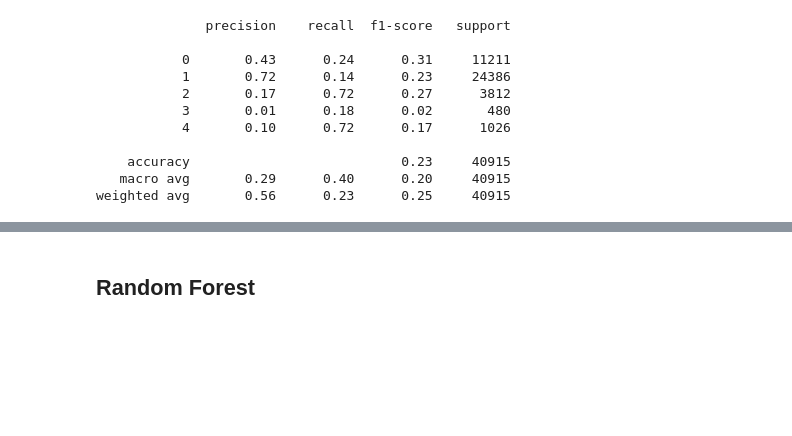
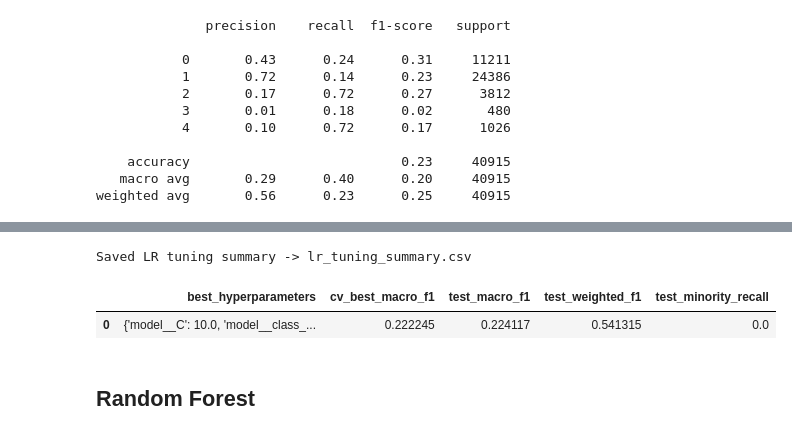
Before and after one commit to MADS-Milestone-2/Galaxy-Classifier, a Jupyter notebook: group-4-second-draft.ipynb, the cells around one changed output, grey strips where cells are left out. Drawn from its saved outputs; the diff is of its cells as text; code cells hidden in the pictures; blank space fills up the shorter version.

```diff
--- a/group-4-second-draft.ipynb
+++ b/group-4-second-draft.ipynb
@@ -443,7 +443,7 @@ clean_indices, final_labels, labeled_images_df = build_sersic_labels(
 
 # Add labels as a column
 labeled_images_df["galaxy_type"] = final_labels
-labeled_images_df = labeled_images_df.drop('z_sersic_index', axis=1)
+labeled_images_df = labeled_images_df.drop('r_sersic_index', axis=1)
 
 labeled_images_df["galaxy_type"] = final_labels
 labeled_images_df["galaxy_type_name"] = (
@@ -1361,3 +2142,13 @@ Use StratifiedKFold CV with macro F1 scoring.
+# %%
+# Save Logistic Regression tuning summary to CSV for reporting/reproducibility
+lr_summary_csv = "lr_tuning_summary.csv"
+pd.DataFrame([lr_tuning_summary]).to_csv(lr_summary_csv, index=False)
+print(f"Saved LR tuning summary -> {lr_summary_csv}")
+pd.read_csv(lr_summary_csv)
+# %% [output]
+Saved LR tuning summary -> lr_tuning_summary.csv
+|  | best_hyperparameters | cv_best_macro_f1 | test_macro_f1 | test_weighted_f1 | test_minority_recall |
+| 0 | {'model__C': 10.0, 'model__class_... | 0.222245 | 0.224117 | 0.541315 | 0.0 |
 # %% [markdown]
 ## Random Forest
 # %%
```
Also changed, not shown: parts of 11 cells of this notebook, 17 other files.
